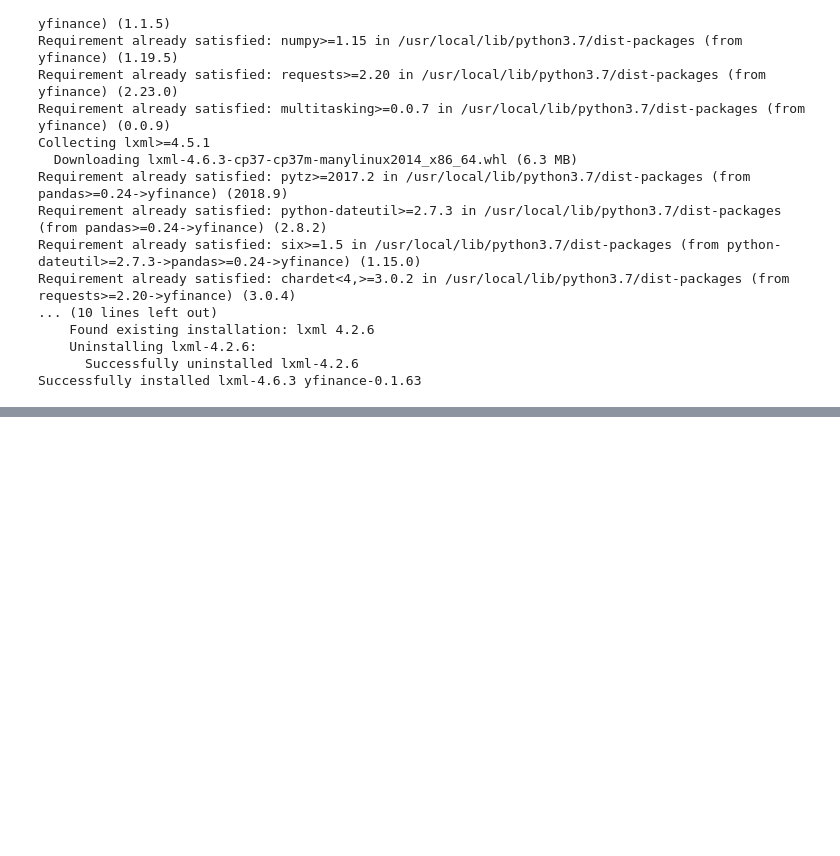
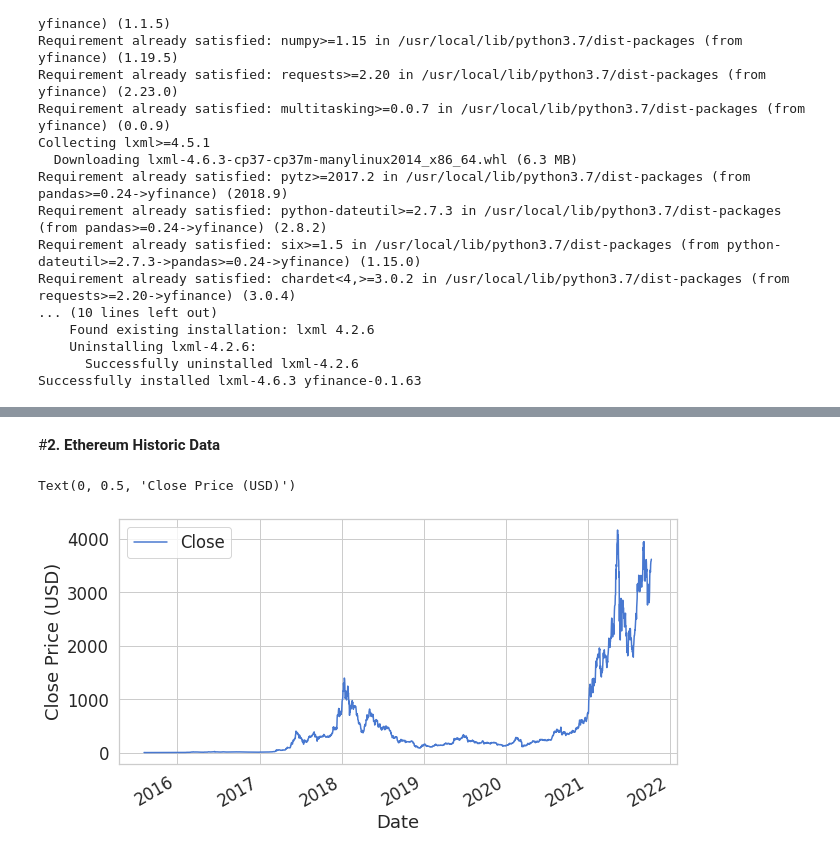
Before and after one commit to RonitGandhi/Hacksprint_PS01_InputOutput, a Jupyter notebook: LSTM_CRYPTOCURRENCY.ipynb, the cells around one changed output, grey strips where cells are left out. Cells and saved outputs as stored; diff of their text form; code cells hidden in the pictures; blank space fills up the shorter version.

```diff
--- a/LSTM_CRYPTOCURRENCY.ipynb
+++ b/LSTM_CRYPTOCURRENCY.ipynb
@@ -97,0 +82,11 @@ df_eth.head()
+# %%
+# Ethereum Data
+ticker_eth = ['ETH-USD']
+df_eth = pd.DataFrame()
+temp_df = yf.download(ticker_eth,
+                    start = '2014-01-01',
+                    end = '2021-12-31',
+                    progress = False)
+df_eth = df_eth.append(temp_df)
+df_eth = df_eth.reset_index(drop=False)
+df_eth.head()
@@ -97,0 +269,9 @@ df_eth.head()
+# %% [markdown]
+#**2. Ethereum Historic Data**
+# %%
+ax = df_eth.plot(x='Date', y='Close');
+ax.set_xlabel("Date")
+ax.set_ylabel("Close Price (USD)")
+# %% [output]
+Text(0, 0.5, 'Close Price (USD)')
+[figure, added]
```
Also changed, not shown: parts of 63 cells of this notebook.
